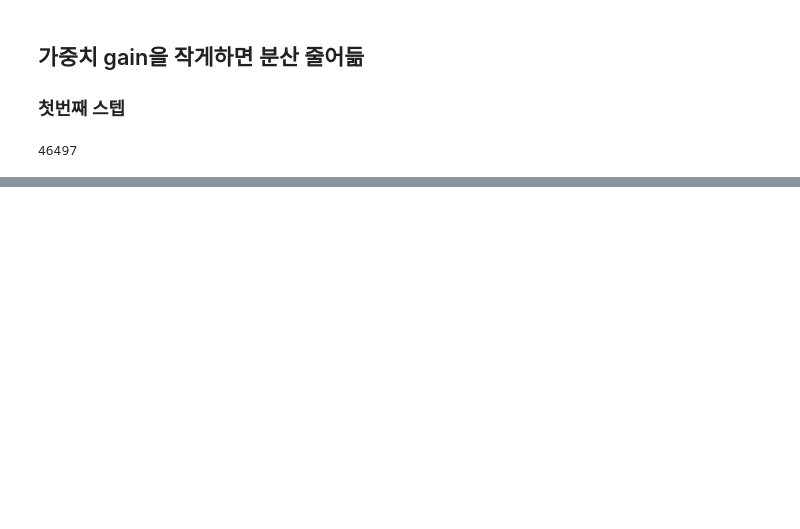
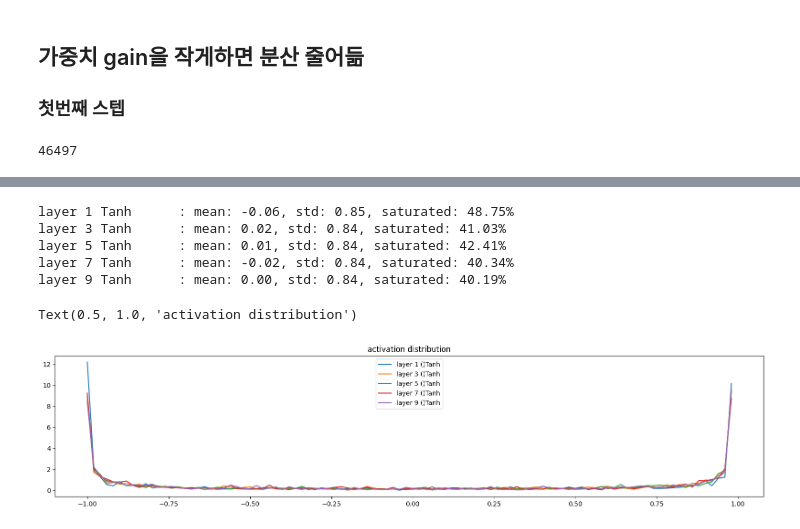
Before and after one commit to h06-Cpy/lm_kindergarten, a Jupyter notebook: kaiming_batch_norm/kaiming_batch_norm.ipynb, the cells around one changed output, grey strips where cells are left out. Drawn from its saved outputs; the diff is of its cells as text; code cells hidden in the pictures; blank space fills up the shorter version.

```diff
--- a/kaiming_batch_norm/kaiming_batch_norm.ipynb
+++ b/kaiming_batch_norm/kaiming_batch_norm.ipynb
@@ -1246,0 +1344,30 @@ Text(0.5, 1.0, 'gradient distribution')
+# %%
+vocab_size = 27
+n_embed = 10
+block_size = 3
+n_hidden = 100
+
+g = torch.Generator().manual_seed(2147483647)
+
+C = torch.randn((vocab_size, n_embed), generator=g)
+layers = [
+    Linear(n_embed*block_size, n_hidden), Tanh(),
+    Linear(n_hidden, n_hidden), Tanh(),
+    Linear(n_hidden, n_hidden), Tanh(),
+    Linear(n_hidden, n_hidden), Tanh(),
+    Linear(n_hidden, n_hidden), Tanh(),
+    Linear(n_hidden, vocab_size),
+]
+
+with torch.no_grad():
+    # last layer: make less confident
+    layers[-1].weight *= 0.1
+    # all other layers: apply gain of tanh
+    for layer in layers[:-1]:
+        if isinstance(layer, Linear):
+            layer.weight *= 3 # 5/3
+
+parameters = [C] + [p for layer in layers for p in layer.parameters()]
+print(sum(p.nelement() for p in parameters))
+for p in parameters:
+    p.requires_grad = True
@@ -1246,0 +1414,21 @@ Text(0.5, 1.0, 'gradient distribution')
+# %%
+# visualize histograms
+plt.figure(figsize=(20,4))
+legends = []
+for i , layer in enumerate(layers[:-1]): # exclude the output layer which is the softmax layer
+    if isinstance(layer, Tanh):
+        t = layer.out
+        print(f'layer {i} {layer.__class__.__name__:10s}: mean: {t.mean():.2f}, std: {t.std():.2f}, saturated: {(t.abs()>0.97).float().mean()*100:.2f}%')
+        hy, hx = torch.histogram(t, density=True)
+        plt.plot(hx[:-1].detach(), hy.detach())
+        legends.append(f'layer {i} (){layer.__class__.__name__}')
+plt.legend(legends)
+plt.title('activation distribution')
+# %% [output]
+layer 1 Tanh      : mean: -0.06, std: 0.85, saturated: 48.75%
+layer 3 Tanh      : mean: 0.02, std: 0.84, saturated: 41.03%
+layer 5 Tanh      : mean: 0.01, std: 0.84, saturated: 42.41%
+layer 7 Tanh      : mean: -0.02, std: 0.84, saturated: 40.34%
+layer 9 Tanh      : mean: 0.00, std: 0.84, saturated: 40.19%
+Text(0.5, 1.0, 'activation distribution')
+[figure, added]
```
Also changed, not shown: parts of 51 cells of this notebook, 1 other file.
